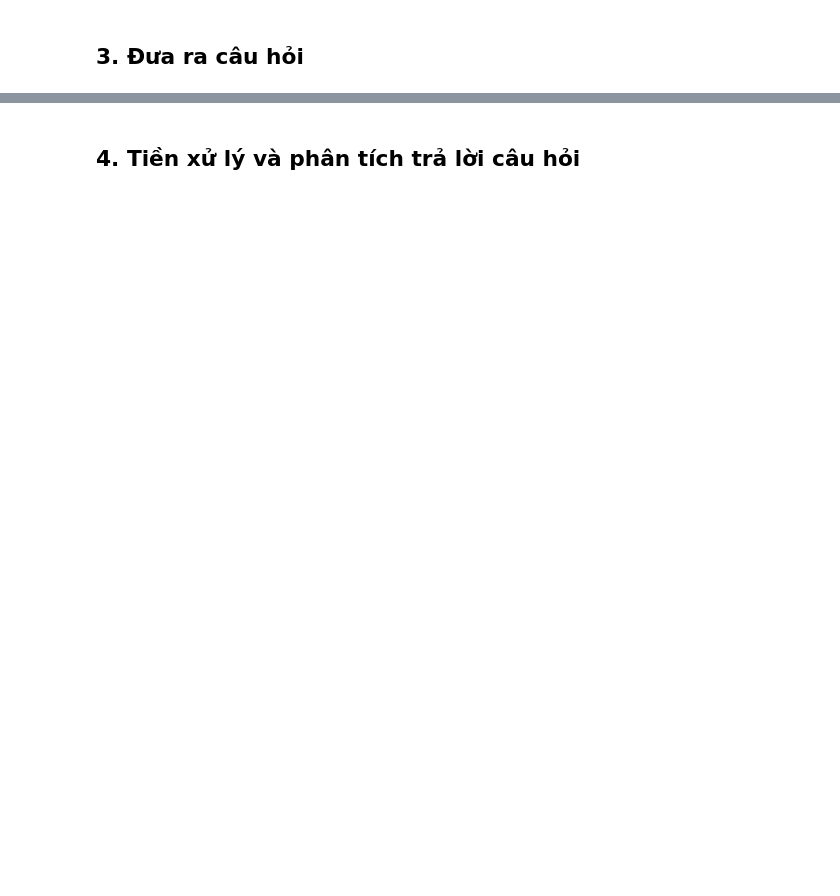
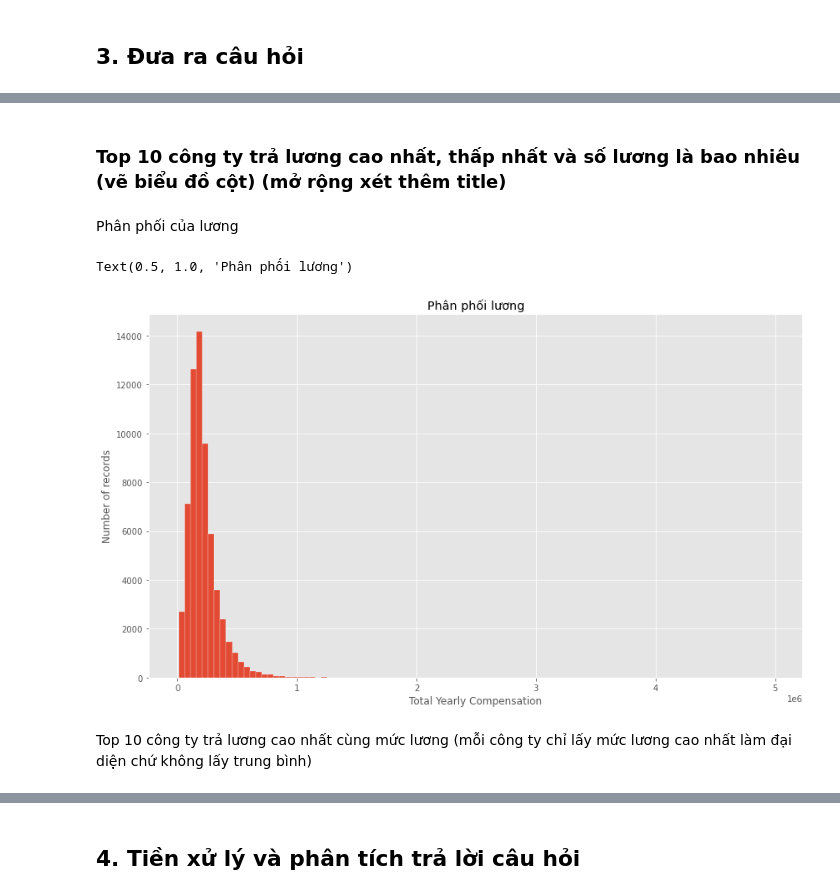
Before and after one commit to TanThinNguyen/P4DS-final-project, a Jupyter notebook: notebook.ipynb, the cells around one changed output, grey strips where cells are left out. Drawn from its saved outputs; the diff is of its cells as text; code cells hidden in the pictures; blank space fills up the shorter version.

```diff
--- a/notebook.ipynb
+++ b/notebook.ipynb
@@ -24,3 +24,8 @@ Trong đồ án này nhóm em sử dụng dữ liệu đã được thu thập s
 # %%
 import pandas as pd
 import numpy as np
+import matplotlib.pyplot as plt
+import seaborn as sns
+
+plt.style.use('ggplot')
+pd.set_option('display.max_colwidth', 100)
@@ -94,0 +117,4 @@ False
+# %%
+drop_cols = ["cityid", "dmaid", 'rownumber', "raceasian", "racewhite", "racetwoormore", "raceblack", "racehispanic", "level"]
+salary_df.drop(drop_cols, axis=1, inplace=True)
+salary_df
@@ -190,4 +254,0 @@ Tiến hành loại bỏ các cột `raceasian, racewhite, racetwoormore, racebl
-# %%
-race_cols = ["raceasian", "racewhite", "racetwoormore", "raceblack", "racehispanic", "level"]
-salary_df.drop(race_cols, axis=1, inplace=True)
-salary_df
@@ -208,2 +264,4 @@ salary_df
+# %%
+salary_df = salary_df[salary_df.gender!='Title: Senior Software Engineer']
 # %% [markdown]
 ##  3. Đưa ra câu hỏi
@@ -209,0 +278,15 @@ salary_df
+# %% [markdown]
+### Top 10 công ty trả lương cao nhất, thấp nhất và số lương là bao nhiêu (vẽ biểu đồ cột) (mở rộng xét thêm title)
+# %% [markdown]
+Phân phối của lương
+# %%
+# plt.figure(figsize=(14, 8))
+salary_df.totalyearlycompensation.hist(bins=100, figsize=(14, 8), edgecolor='white', linewidth=0.25)
+plt.xlabel('Total Yearly Compensation')
+plt.ylabel('Number of records')
+plt.title('Phân phối lương')
+# %% [output]
+Text(0.5, 1.0, 'Phân phối lương')
+[figure, added]
+# %% [markdown]
+Top 10 công ty trả lương cao nhất cùng mức lương (mỗi công ty chỉ lấy mức lương cao nhất làm đại diện chứ không lấy trung bình)
```
Also changed, not shown: parts of 50 cells of this notebook, 1 other file.
